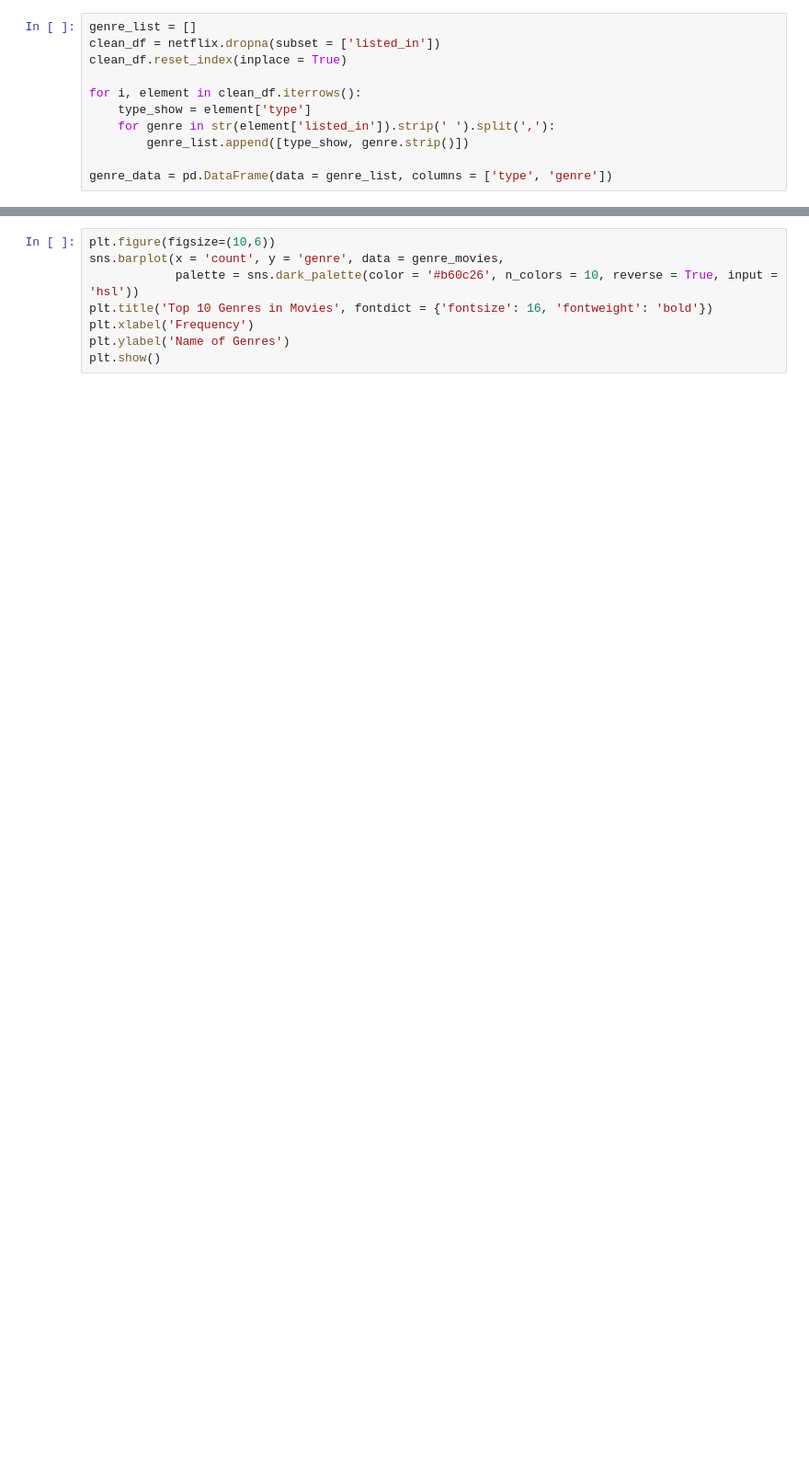
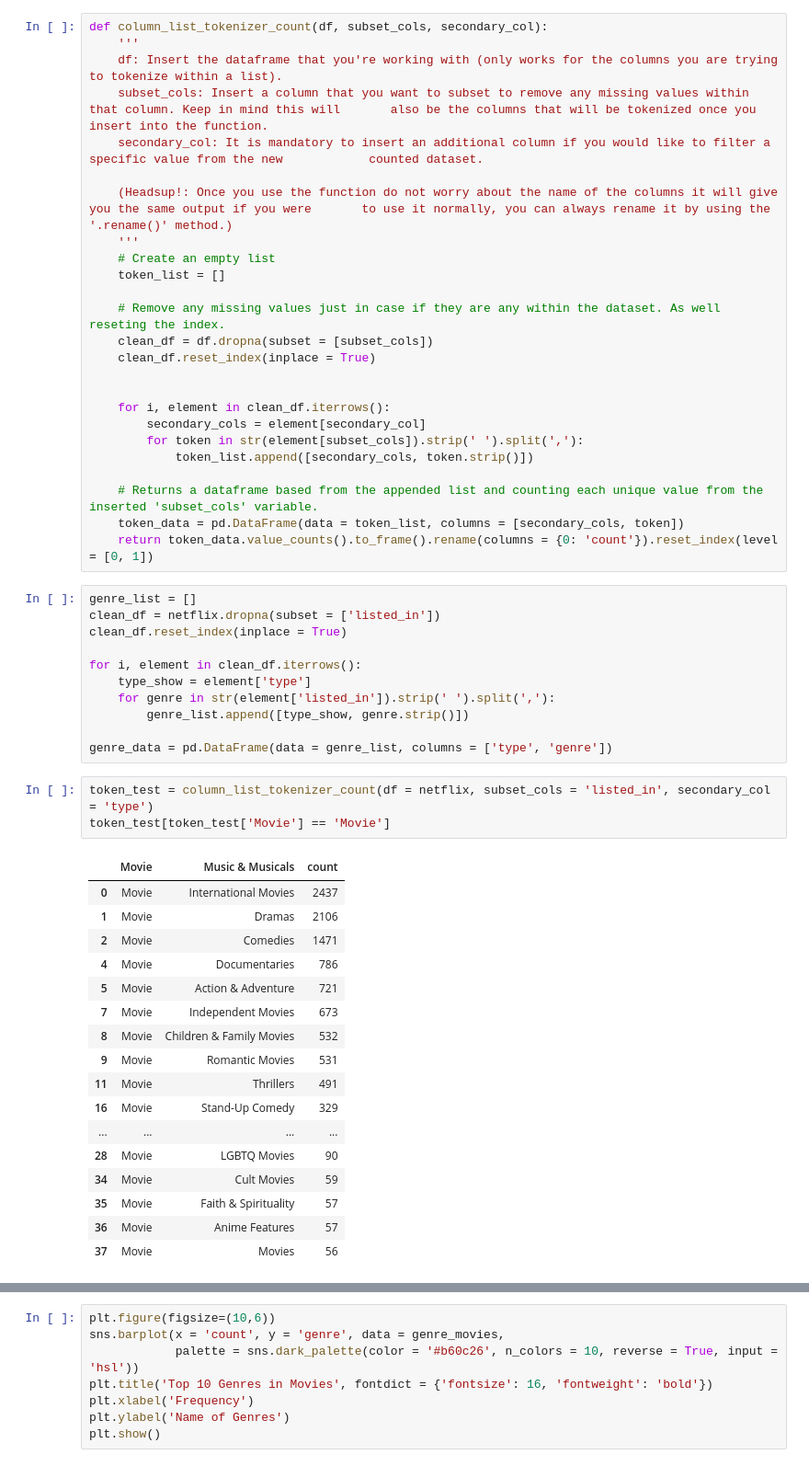
Before and after one commit to AlejandroDeLaCruz/Netflix-Analysis, a Jupyter notebook: Netflix.ipynb, the cells around one changed output, grey strips where cells are left out. Shown at 92% size. Cells and saved outputs as stored; diff of their text form; blank space fills up the shorter version.

```diff
--- a/Netflix.ipynb
+++ b/Netflix.ipynb
@@ -75,6 +75,31 @@ month           0.0
 dtype: float64
 # %% [markdown]
 # Genres Distribution between Movies and TV Shows
+# %%
+def column_list_tokenizer_count(df, subset_cols, secondary_col):
+    '''
+    df: Insert the dataframe that you're working with (only works for the columns you are trying to tokenize within a list).
+    subset_cols: Insert a column that you want to subset to remove any missing values within that column. Keep in mind this will       also be the columns that will be tokenized once you insert into the function.
+    secondary_col: It is mandatory to insert an additional column if you would like to filter a specific value from the new            counted dataset.
+
+    (Headsup!: Once you use the function do not worry about the name of the columns it will give you the same output if you were       to use it normally, you can always rename it by using the '.rename()' method.)
+    '''
+    # Create an empty list
+    token_list = []
+
+    # Remove any missing values just in case if they are any within the dataset. As well reseting the index.
+    clean_df = df.dropna(subset = [subset_cols])
+    clean_df.reset_index(inplace = True)
+
+
+    for i, element in clean_df.iterrows():
+        secondary_cols = element[secondary_col]
+        for token in str(element[subset_cols]).strip(' ').split(','):
+            token_list.append([secondary_cols, token.strip()])
+
+    # Returns a dataframe based from the appended list and counting each unique value from the inserted 'subset_cols' variable.
+    token_data = pd.DataFrame(data = token_list, columns = [secondary_cols, token])
+    return token_data.value_counts().to_frame().rename(columns = {0: 'count'}).reset_index(level = [0, 1])
 # %%
 genre_list = []
 clean_df = netflix.dropna(subset = ['listed_in'])
@@ -86,3 +111,24 @@ for i, element in clean_df.iterrows():
         genre_list.append([type_show, genre.strip()])
 
 genre_data = pd.DataFrame(data = genre_list, columns = ['type', 'genre'])
+# %%
+token_test = column_list_tokenizer_count(df = netflix, subset_cols = 'listed_in', secondary_col = 'type')
+token_test[token_test['Movie'] == 'Movie']
+# %% [output]
+|  | Movie | Music & Musicals | count |
+| 0 | Movie | International Movies | 2437 |
+| 1 | Movie | Dramas | 2106 |
+| 2 | Movie | Comedies | 1471 |
+| 4 | Movie | Documentaries | 786 |
+| 5 | Movie | Action & Adventure | 721 |
+| 7 | Movie | Independent Movies | 673 |
+| 8 | Movie | Children & Family Movies | 532 |
+| 9 | Movie | Romantic Movies | 531 |
+| 11 | Movie | Thrillers | 491 |
+| 16 | Movie | Stand-Up Comedy | 329 |
+| ... | ... | ... | ... |
+| 28 | Movie | LGBTQ Movies | 90 |
+| 34 | Movie | Cult Movies | 59 |
+| 35 | Movie | Faith & Spirituality | 57 |
+| 36 | Movie | Anime Features | 57 |
+| 37 | Movie | Movies | 56 |
```
Also changed, not shown: parts of 2 cells of this notebook, 1 other file.
